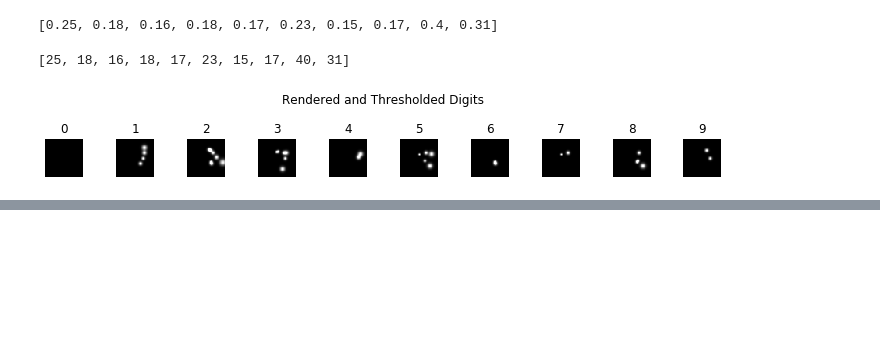
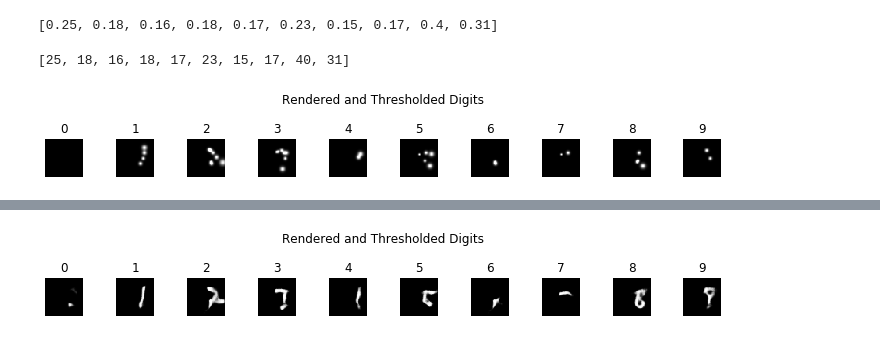
Before and after one commit to wjmn/bmedsc-exploratory, a Jupyter notebook: 04-gan/thresholding.ipynb, the cells around one changed output, grey strips where cells are left out. Drawn from its saved outputs; the diff is of its cells as text; code cells hidden in the pictures; blank space fills up the shorter version.

```diff
--- a/04-gan/thresholding.ipynb
+++ b/04-gan/thresholding.ipynb
@@ -131,0 +164,12 @@ plt.imshow(no_postprocess_renders[9], cmap='gray')
+# %%
+fig, axes = plt.subplots(1, 10, figsize=(10, 1))
+
+for digit in range(10):
+    axes[digit].imshow(filled_examples[digit], cmap='gray')
+    axes[digit].set_title("{}".format(digit))
+    axes[digit].axis('off')
+
+plt.suptitle("Rendered and Thresholded Digits", y=1.3)
+plt.tight_layout()
+# %% [output]
+[figure, added]
```
Also changed, not shown: parts of 9 cells of this notebook, 1 other file.
